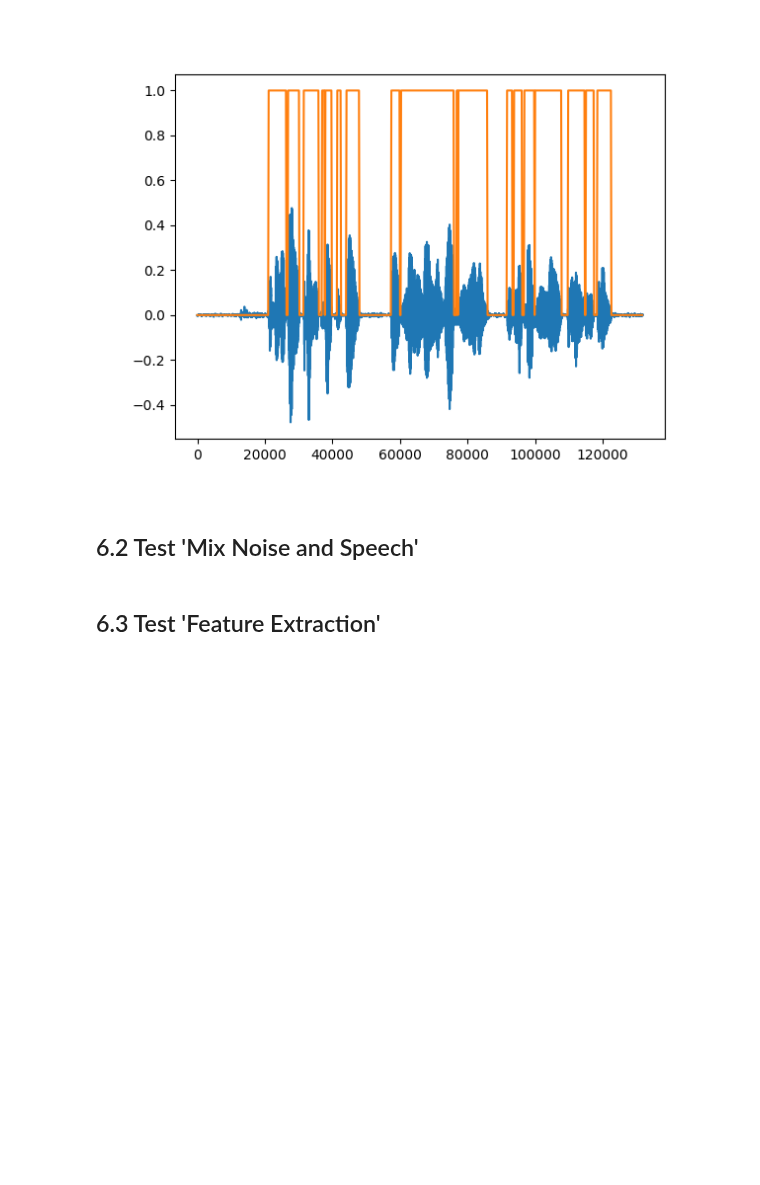
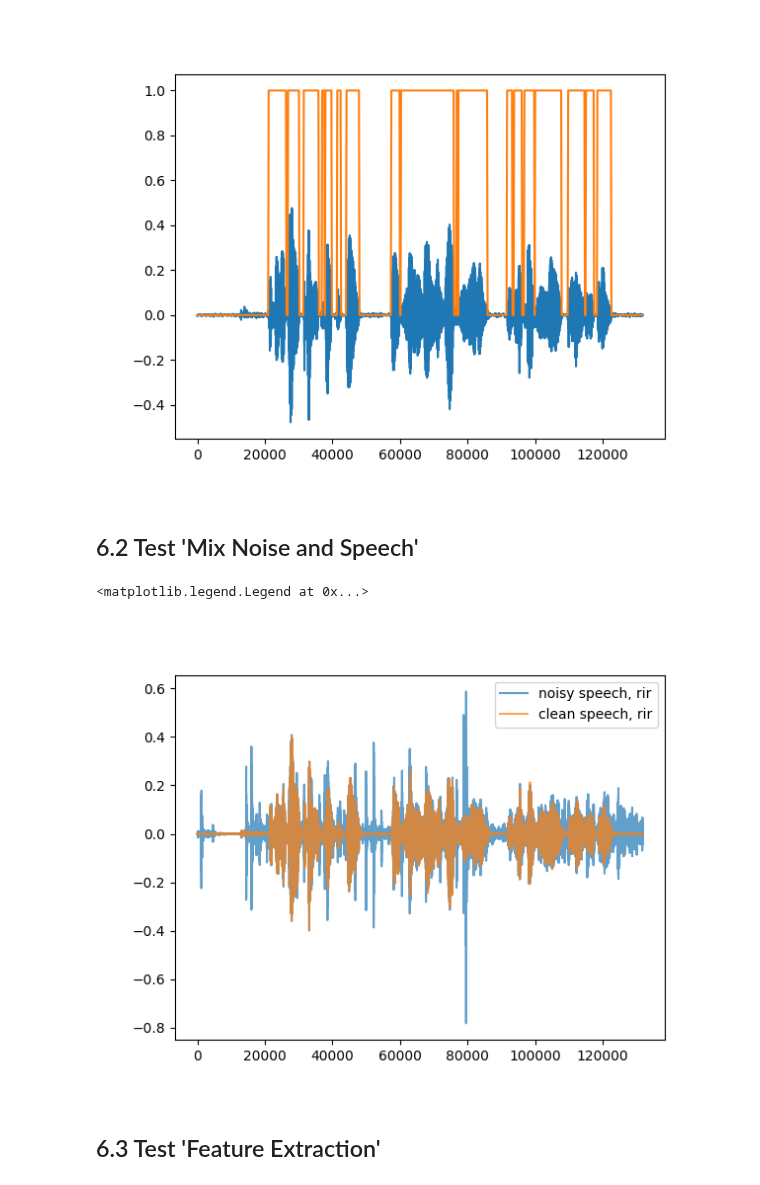
Before and after one commit to kasperikaivola/python-audio-processing, a Jupyter notebook: prerequisites/06_data_augmentation/test_augmentation.ipynb, the cells around one changed output. Saved outputs shown, nothing was run; the diff lists cells and outputs as text; code cells hidden in the pictures; blank space fills up the shorter version.

```diff
--- a/prerequisites/06_data_augmentation/test_augmentation.ipynb
+++ b/prerequisites/06_data_augmentation/test_augmentation.ipynb
@@ -150,9 +150,13 @@ axis.plot(xs, vad * np.max(np.abs(vad)))
 # %%
 clean_speech_changed, noisy_speech = mix(clean_speech, noise, 5, [rir1, rir2])
 
 _, axis = plt.subplots(1)
-axis.plot(noisy_speech)
-axis.plot(clean_speech_changed)
+axis.plot(noisy_speech, alpha=0.7, label="noisy speech, rir")
+axis.plot(clean_speech_changed, alpha=0.7, label="clean speech, rir")
+plt.legend()
+# %% [output]
+<matplotlib.legend.Legend at 0x...>
+[figure, added]
 # %%
 sr = 16000
 sd.play(np.concatenate((clean_speech, noisy_speech)), samplerate=sr)
```
Also changed, not shown: parts of 3 cells of this notebook, 1 other file.
